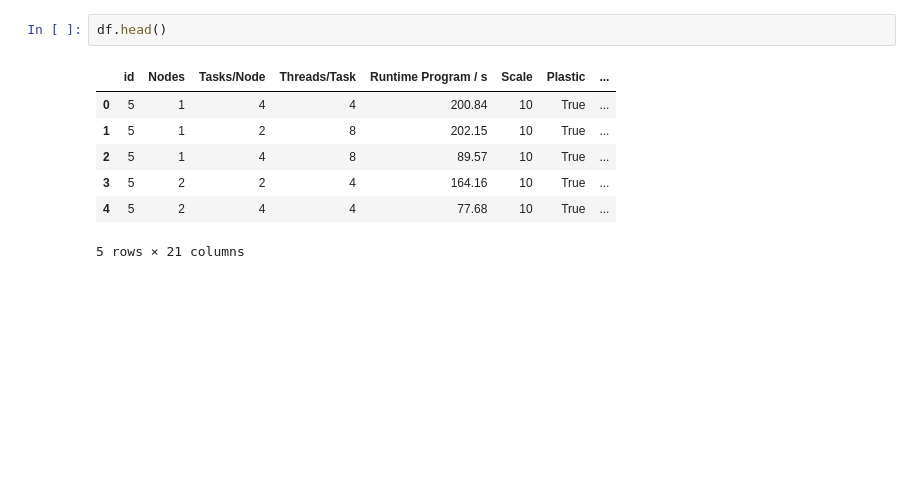
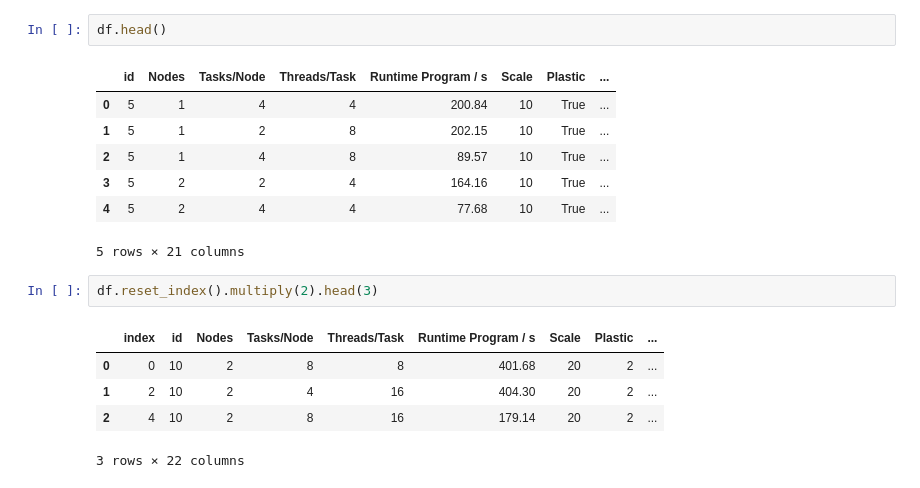
Before and after one commit to Rahafzsh/DataMiningTasks, a Jupyter notebook: Lab3/DMLab3.ipynb, the cells around one changed output. Saved outputs shown, nothing was run; the diff lists cells and outputs as text; blank space fills up the shorter version.

```diff
--- a/Lab3/DMLab3.ipynb
+++ b/Lab3/DMLab3.ipynb
@@ -29,3 +84,11 @@ df.head()
 | 3 | 5 | 2 | 2 | 4 | 164.16 | 10 | True | ... |
 | 4 | 5 | 2 | 4 | 4 | 77.68 | 10 | True | ... |
 5 rows × 21 columns
+# %%
+df.reset_index().multiply(2).head(3)
+# %% [output]
+|  | index | id | Nodes | Tasks/Node | Threads/Task | Runtime Program / s | Scale | Plastic | ... |
+| 0 | 0 | 10 | 2 | 8 | 8 | 401.68 | 20 | 2 | ... |
+| 1 | 2 | 10 | 2 | 4 | 16 | 404.30 | 20 | 2 | ... |
+| 2 | 4 | 10 | 2 | 8 | 16 | 179.14 | 20 | 2 | ... |
+3 rows × 22 columns
```
Also changed, not shown: parts of 13 cells of this notebook.
